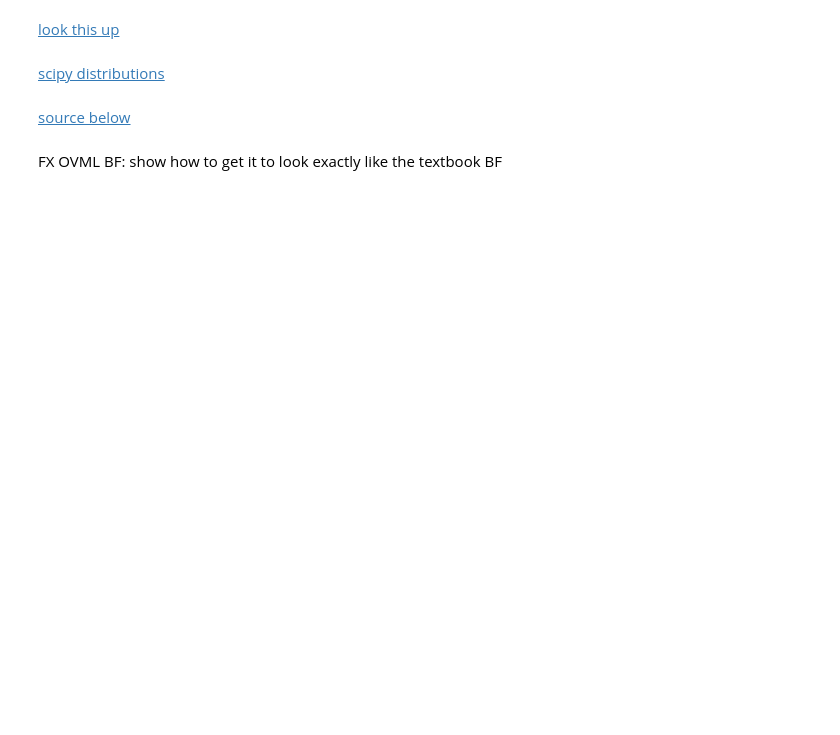
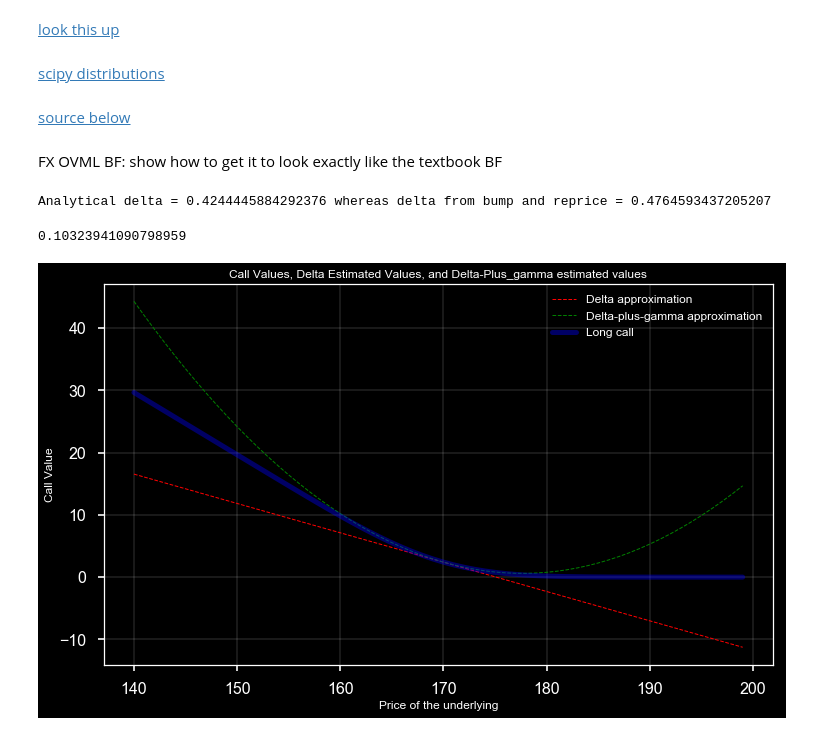
Before and after one commit to Kollanda/Python, a Jupyter notebook: Option Strategies and Position Equivalencies.ipynb, the cells around one changed output. Cells and saved outputs as stored; diff of their text form; code cells hidden in the pictures; blank space fills up the shorter version.

```diff
--- a/Option Strategies and Position Equivalencies.ipynb
+++ b/Option Strategies and Position Equivalencies.ipynb
@@ -1352,0 +1405,22 @@ FX OVML BF: show how to get it to look exactly like the textbook BF
+# %%
+BSMPut = BlackScholesPut(170, 170, 0.005, 0.06, 0.4, 0.)
+BSMCall = BlackScholesCall(170, 170, 0.005, 0.06, 0.4, 0.)
+# %%
+start_value = 100
+BSMCall = BlackScholesCall(start_value, 101, 0.005, 0.06, 0.4, 0.)
+BSMCall_bump = BlackScholesCall(start_value*1.01, 101, 0.005, 0.06, 0.4, 0.)
+
+delta = BSMCall['Values'][1]
+original_price = BSMCall['Values'][0]
+new_price      = BSMCall_bump['Values'][0]
+
+print("Analytical delta = {} whereas delta from bump and reprice = {}".format(delta,new_price-original_price))
+# %% [output]
+Analytical delta = 0.4244445884292376 whereas delta from bump and reprice = 0.4764593437205207
+# %%
+price = BSMCall['Values'][0]
+delta = BSMCall['Values'][1]
+gamma_c = BSMCall['Values'][2]
+gamma_c
+# %% [output]
+0.10323941090798959
@@ -1352,0 +1503,4 @@ FX OVML BF: show how to get it to look exactly like the textbook BF
+# %%
+BlackScholesPutTaylor(170, 170, 0.005, 0.06, 0.4, 0.)
+# %% [output]
+[figure, added]
```
Also changed, not shown: parts of 15 cells of this notebook.
